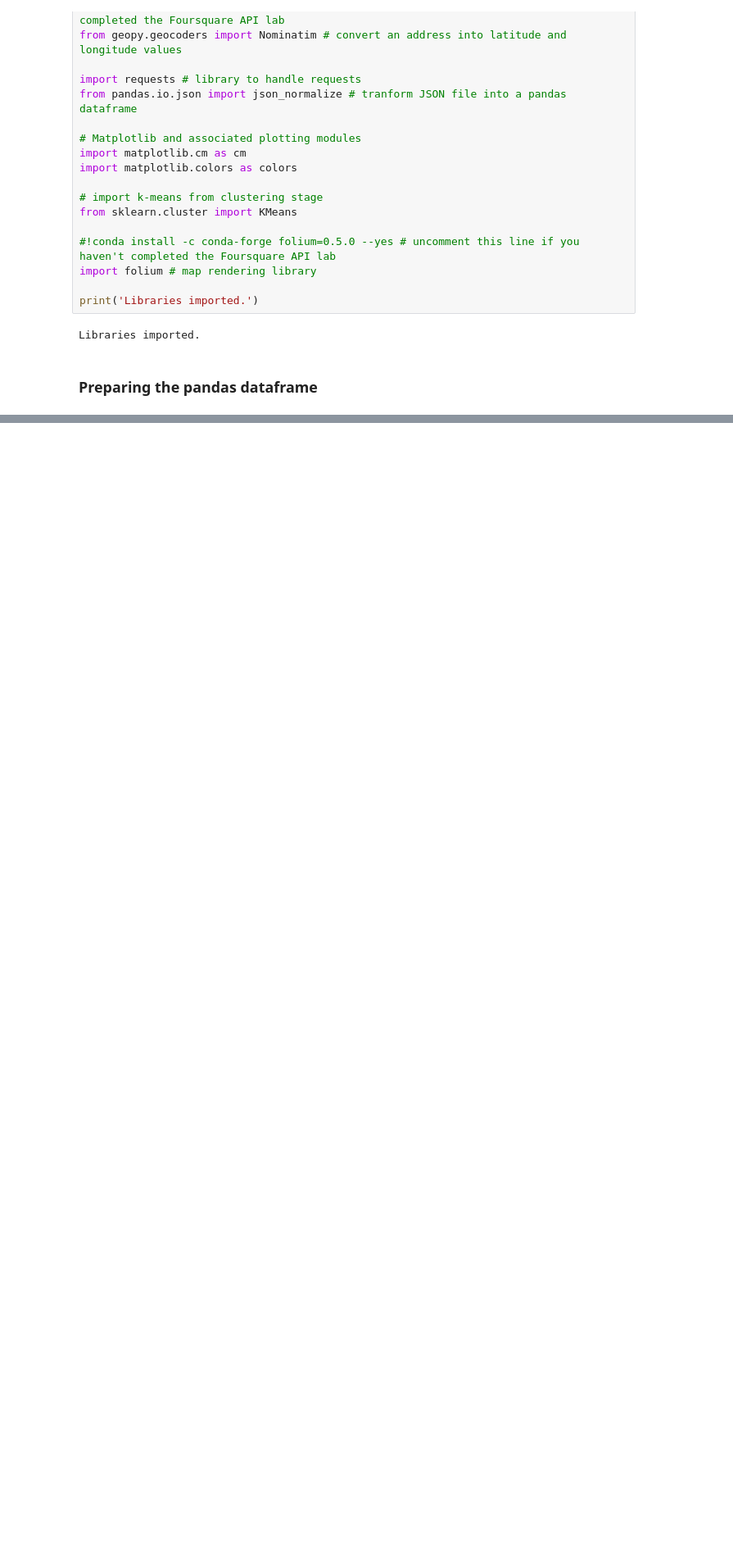
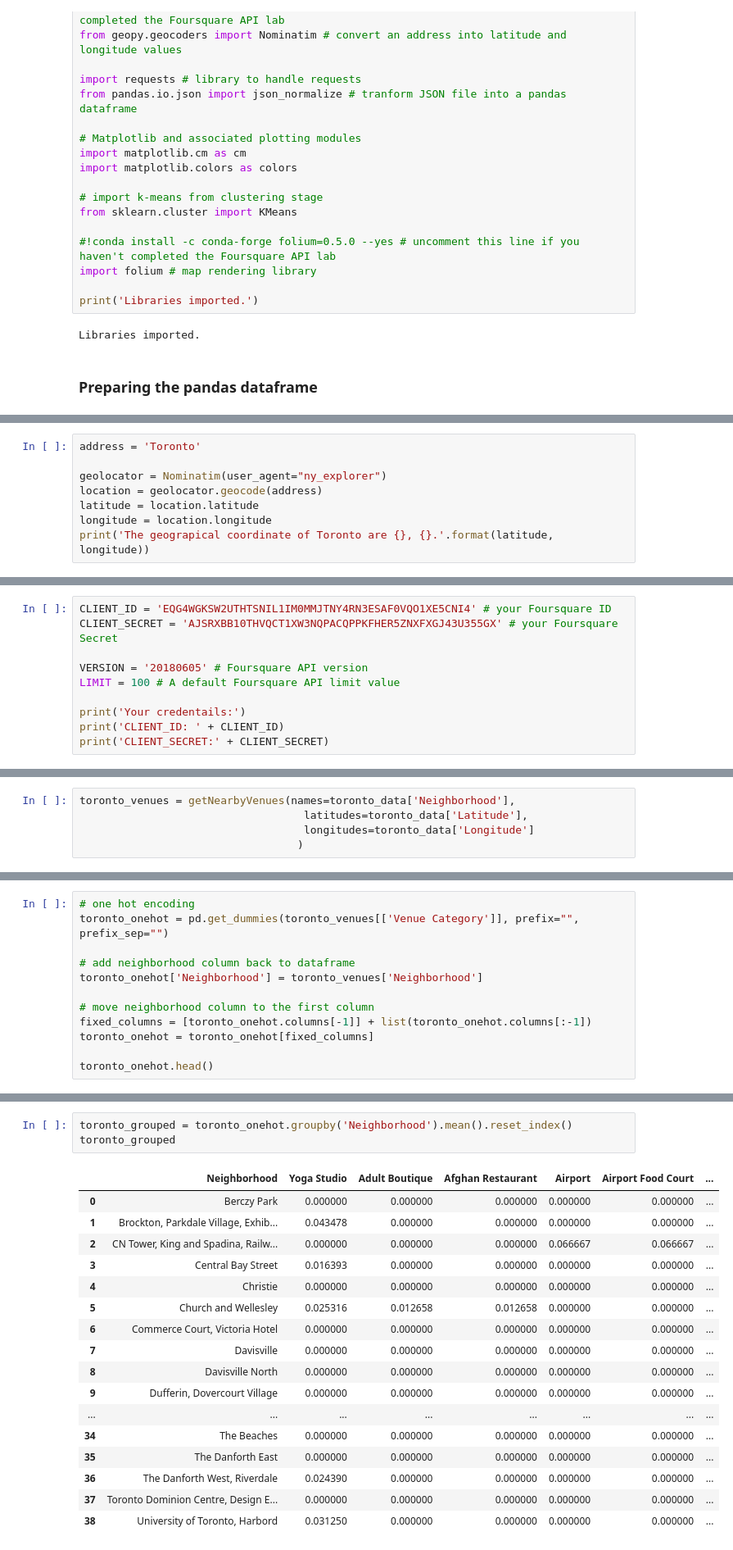
Before and after one commit to joseph-josh/Coursera_Capstone, a Jupyter notebook: scripts/python_code.ipynb, the cells around one changed output, grey strips where cells are left out. Shown: that part at 82% size. Cells and saved outputs as stored; diff of their text form; blank space fills up the shorter version.

```diff
--- a/scripts/python_code.ipynb
+++ b/scripts/python_code.ipynb
@@ -76,0 +159,8 @@ FeatureNotFound: Couldn't find a tree builder with the features you requested: h
+# %%
+address = 'Toronto'
+
+geolocator = Nominatim(user_agent="ny_explorer")
+location = geolocator.geocode(address)
+latitude = location.latitude
+longitude = location.longitude
+print('The geograpical coordinate of Toronto are {}, {}.'.format(latitude, longitude))
@@ -76,0 +195,10 @@ FeatureNotFound: Couldn't find a tree builder with the features you requested: h
+# %%
+CLIENT_ID = 'EQG4WGKSW2UTHTSNIL1IM0MMJTNY4RN3ESAF0VQO1XE5CNI4' # your Foursquare ID
+CLIENT_SECRET = 'AJSRXBB10THVQCT1XW3NQPACQPPKFHER5ZNXFXGJ43U355GX' # your Foursquare Secret
+
+VERSION = '20180605' # Foursquare API version
+LIMIT = 100 # A default Foursquare API limit value
+
+print('Your credentails:')
+print('CLIENT_ID: ' + CLIENT_ID)
+print('CLIENT_SECRET:' + CLIENT_SECRET)
@@ -76,0 +249,5 @@ FeatureNotFound: Couldn't find a tree builder with the features you requested: h
+# %%
+toronto_venues = getNearbyVenues(names=toronto_data['Neighborhood'],
+                                   latitudes=toronto_data['Latitude'],
+                                   longitudes=toronto_data['Longitude']
+                                  )
@@ -76,0 +316,12 @@ FeatureNotFound: Couldn't find a tree builder with the features you requested: h
+# %%
+# one hot encoding
+toronto_onehot = pd.get_dummies(toronto_venues[['Venue Category']], prefix="", prefix_sep="")
+
+# add neighborhood column back to dataframe
+toronto_onehot['Neighborhood'] = toronto_venues['Neighborhood']
+
+# move neighborhood column to the first column
+fixed_columns = [toronto_onehot.columns[-1]] + list(toronto_onehot.columns[:-1])
+toronto_onehot = toronto_onehot[fixed_columns]
+
+toronto_onehot.head()
@@ -76,0 +341,21 @@ FeatureNotFound: Couldn't find a tree builder with the features you requested: h
+# %%
+toronto_grouped = toronto_onehot.groupby('Neighborhood').mean().reset_index()
+toronto_grouped
+# %% [output]
+|  | Neighborhood | Yoga Studio | Adult Boutique | Afghan Restaurant | Airport | Airport Food Court | ... |
+| 0 | Berczy Park | 0.000000 | 0.000000 | 0.000000 | 0.000000 | 0.000000 | ... |
+| 1 | Brockton, Parkdale Village, Exhib... | 0.043478 | 0.000000 | 0.000000 | 0.000000 | 0.000000 | ... |
+| 2 | CN Tower, King and Spadina, Railw... | 0.000000 | 0.000000 | 0.000000 | 0.066667 | 0.066667 | ... |
+| 3 | Central Bay Street | 0.016393 | 0.000000 | 0.000000 | 0.000000 | 0.000000 | ... |
+| 4 | Christie | 0.000000 | 0.000000 | 0.000000 | 0.000000 | 0.000000 | ... |
+| 5 | Church and Wellesley | 0.025316 | 0.012658 | 0.012658 | 0.000000 | 0.000000 | ... |
+| 6 | Commerce Court, Victoria Hotel | 0.000000 | 0.000000 | 0.000000 | 0.000000 | 0.000000 | ... |
+| 7 | Davisville | 0.000000 | 0.000000 | 0.000000 | 0.000000 | 0.000000 | ... |
+| 8 | Davisville North | 0.000000 | 0.000000 | 0.000000 | 0.000000 | 0.000000 | ... |
+| 9 | Dufferin, Dovercourt Village | 0.000000 | 0.000000 | 0.000000 | 0.000000 | 0.000000 | ... |
+| ... | ... | ... | ... | ... | ... | ... | ... |
+| 34 | The Beaches | 0.000000 | 0.000000 | 0.000000 | 0.000000 | 0.000000 | ... |
+| 35 | The Danforth East | 0.000000 | 0.000000 | 0.000000 | 0.000000 | 0.000000 | ... |
+| 36 | The Danforth West, Riverdale | 0.024390 | 0.000000 | 0.000000 | 0.000000 | 0.000000 | ... |
+| 37 | Toronto Dominion Centre, Design E... | 0.000000 | 0.000000 | 0.000000 | 0.000000 | 0.000000 | ... |
+| 38 | University of Toronto, Harbord | 0.031250 | 0.000000 | 0.000000 | 0.000000 | 0.000000 | ... |
```
Also changed, not shown: parts of 57 cells of this notebook, 1 other file.
